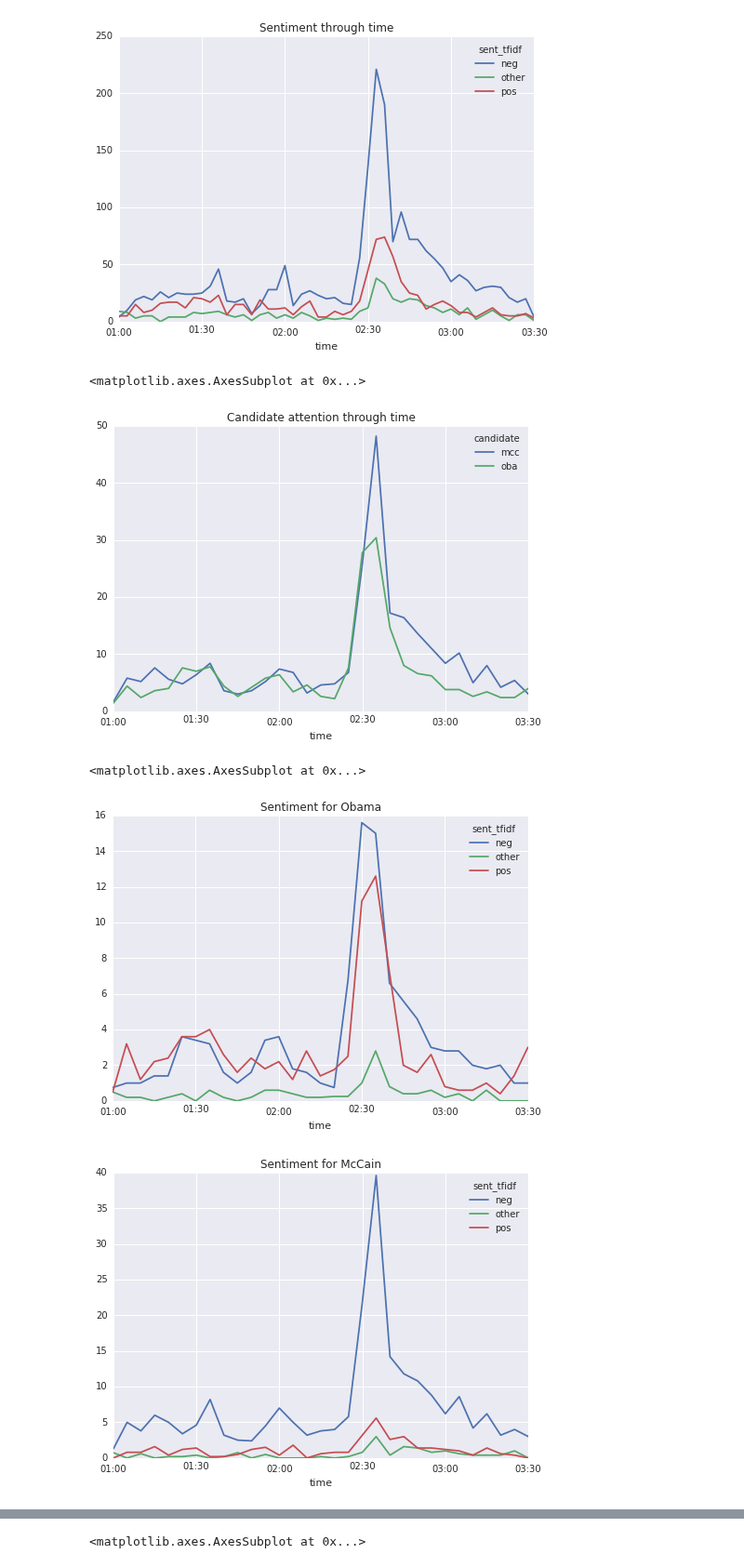
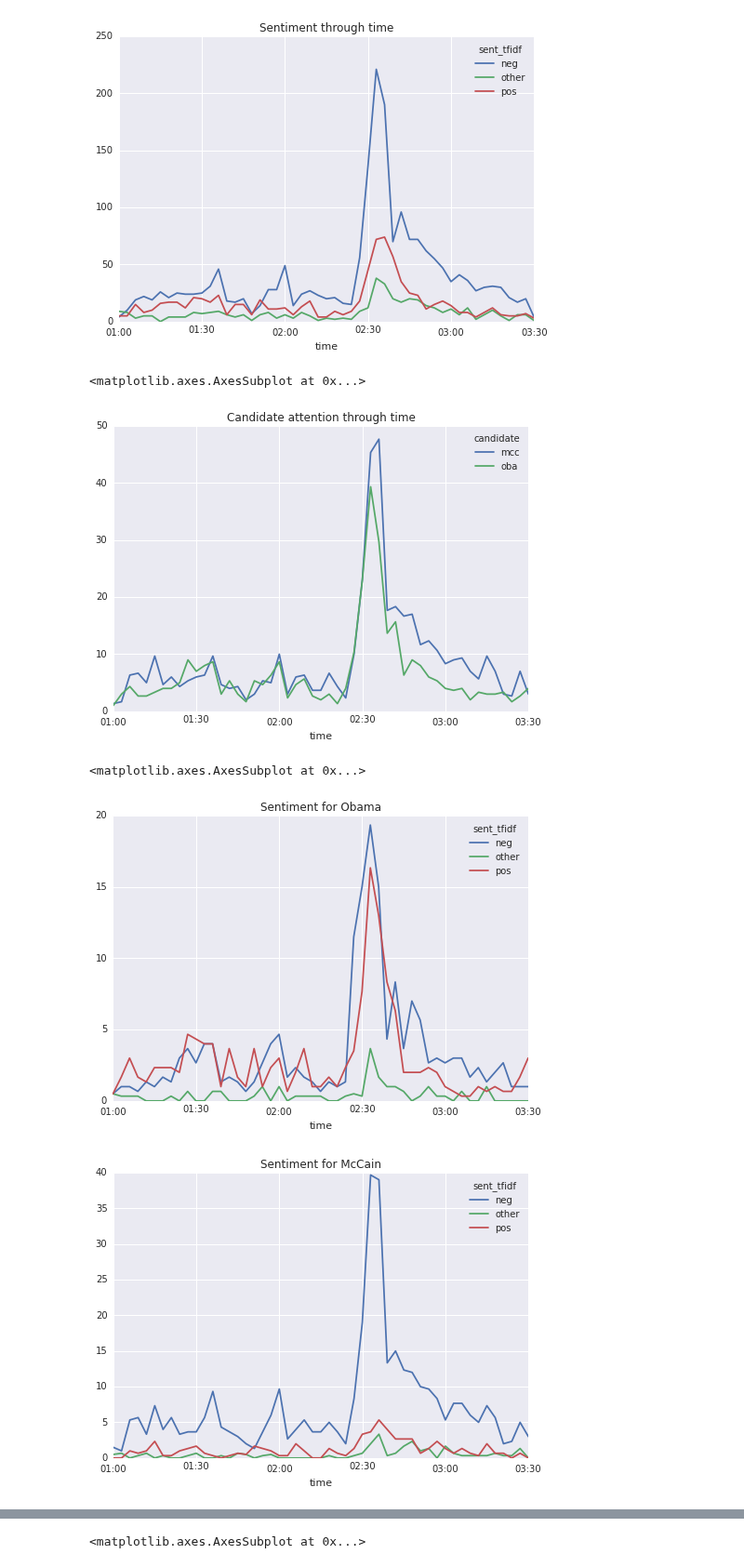
Before and after one commit to ralucacocioban/SentimentClassification, a Jupyter notebook: Visualizing Sentiment and Candidates.ipynb, the cells around one changed output, grey strips where cells are left out. Shown at 93% size. Saved outputs shown, nothing was run; the diff lists cells and outputs as text; code cells hidden in the pictures.

Commit message:
visualizing sentiment and candidates/2

```diff
--- a/Visualizing Sentiment and Candidates.ipynb
+++ b/Visualizing Sentiment and Candidates.ipynb
@@ -28,19 +28,19 @@ df.groupby(pd.TimeGrouper('3Min')).sum().plot(title="Sentiment through time")
 [figure]
 # %%
 df = tweets[tweets["candidate"].str.contains('oba|mcc')].groupby(['time','candidate']).size().unstack().fillna(0)
-df.groupby(pd.TimeGrouper('5Min')).mean().plot(title="Candidate attention through time")
+df.groupby(pd.TimeGrouper('3Min')).mean().plot(title="Candidate attention through time")
 # %% [output]
 <matplotlib.axes.AxesSubplot at 0x...>
-[figure, old version]
+[figure, new version]
 # %%
 df = tweets[tweets["candidate"] == 'oba'].groupby(['time','sent_tfidf']).size().unstack().fillna(0)
-df.groupby(pd.TimeGrouper('5Min')).mean().plot(title="Sentiment for Obama")
+df.groupby(pd.TimeGrouper('3Min')).mean().plot(title="Sentiment for Obama")
 
 df = tweets[tweets["candidate"] == 'mcc'].groupby(['time','sent_tfidf']).size().unstack().fillna(0)
-df.groupby(pd.TimeGrouper('5Min')).mean().plot(title="Sentiment for McCain")
+df.groupby(pd.TimeGrouper('3Min')).mean().plot(title="Sentiment for McCain")
 # %% [output]
 <matplotlib.axes.AxesSubplot at 0x...>
-[figure, old version]
+[figure, new version]
-[figure, old version]
+[figure, new version]
 # %%
 df = tweets[(tweets["candidate"].str.contains('oba|mcc')) & (tweets['sent_tfidf'] !='other')].groupby(['time','sent_tfidf', 'candidate']).size().unstack().unstack().fillna(0)
```
Also changed, not shown: parts of 1 cell of this notebook.
